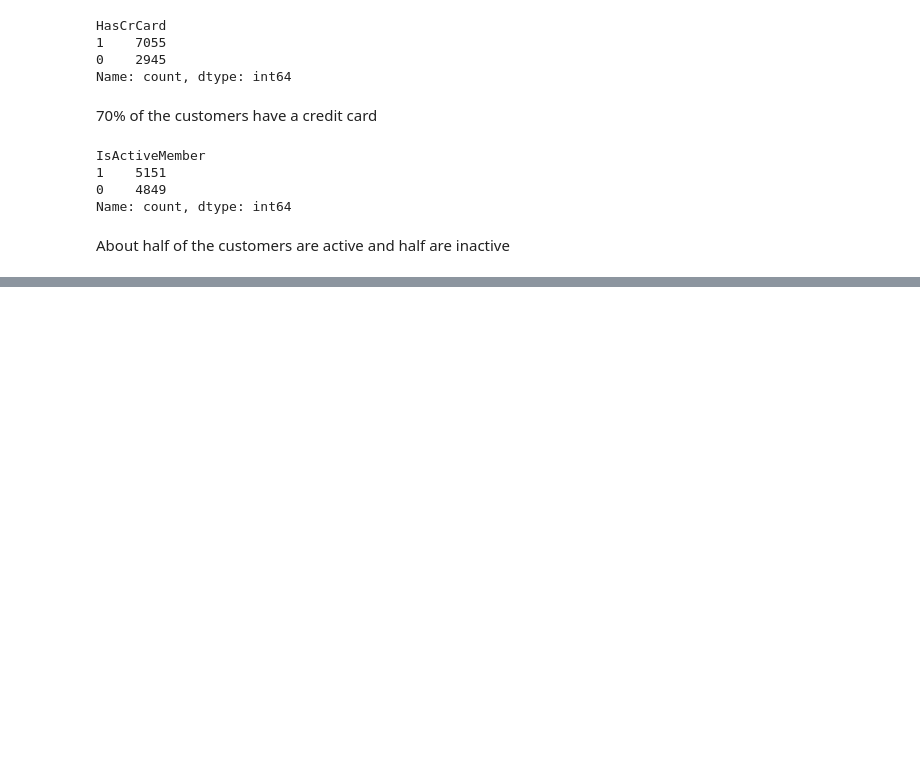
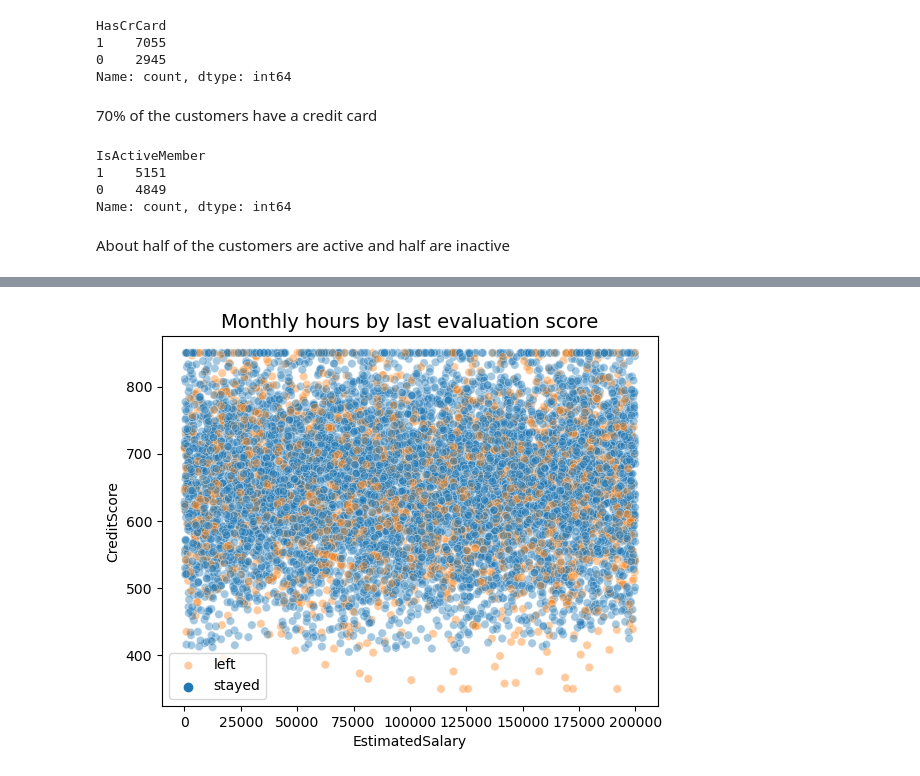
Before and after one commit to aprilhong/bankchurn, a Jupyter notebook: bank_churn_notebook.ipynb, the cells around one changed output, grey strips where cells are left out. Saved outputs shown, nothing was run; the diff lists cells and outputs as text; code cells hidden in the pictures; blank space fills up the shorter version.

```diff
--- a/bank_churn_notebook.ipynb
+++ b/bank_churn_notebook.ipynb
@@ -170,0 +282,8 @@ describe(df)
+# %%
+# Create scatterplot of `average_monthly_hours` versus `satisfaction_level`, comparing employees who stayed versus those who left
+# plt.figure(figsize=(1600, 500))
+sns.scatterplot(data=df1, x='EstimatedSalary', y='CreditScore', hue='Churned', alpha=0.4)
+plt.legend(labels=['left', 'stayed'])
+plt.title('Monthly hours by last evaluation score', fontsize='14');
+# %% [output]
+[figure, added]
```
Also changed, not shown: parts of 27 cells of this notebook.
